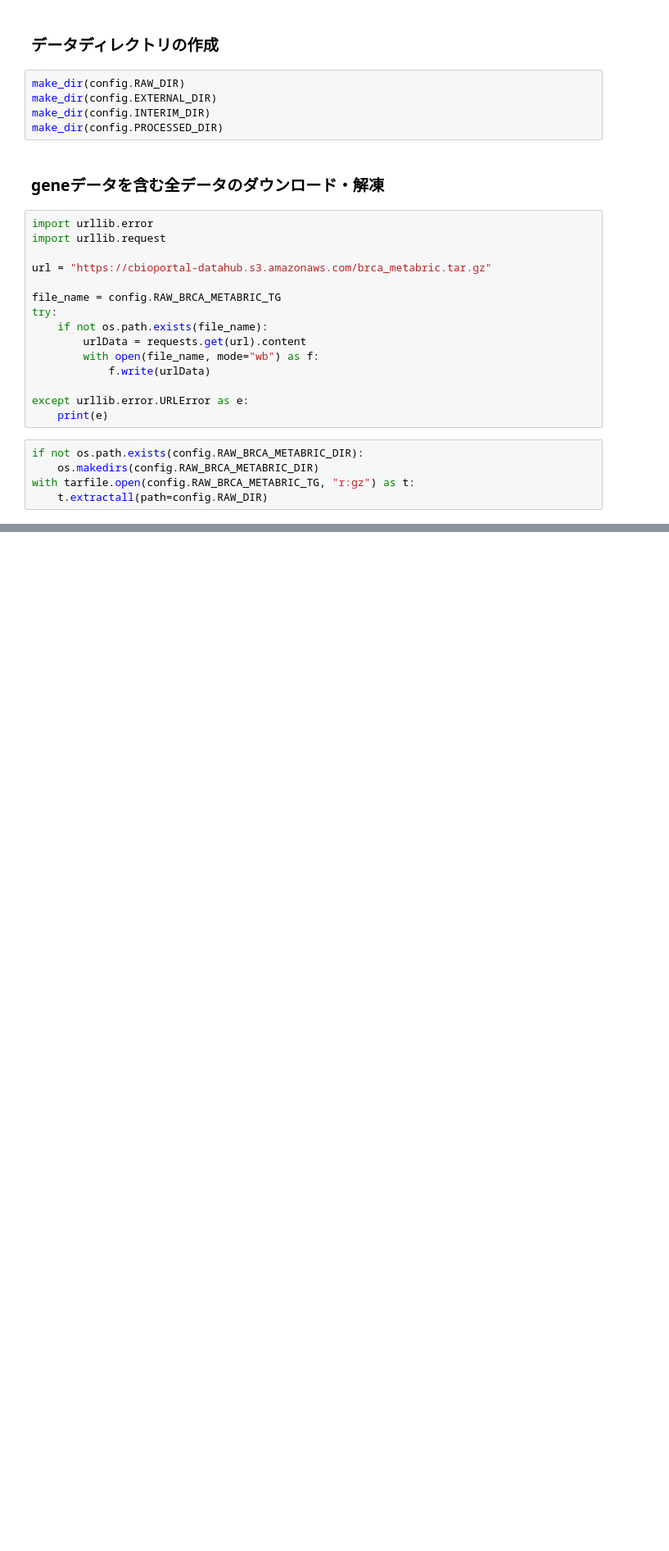
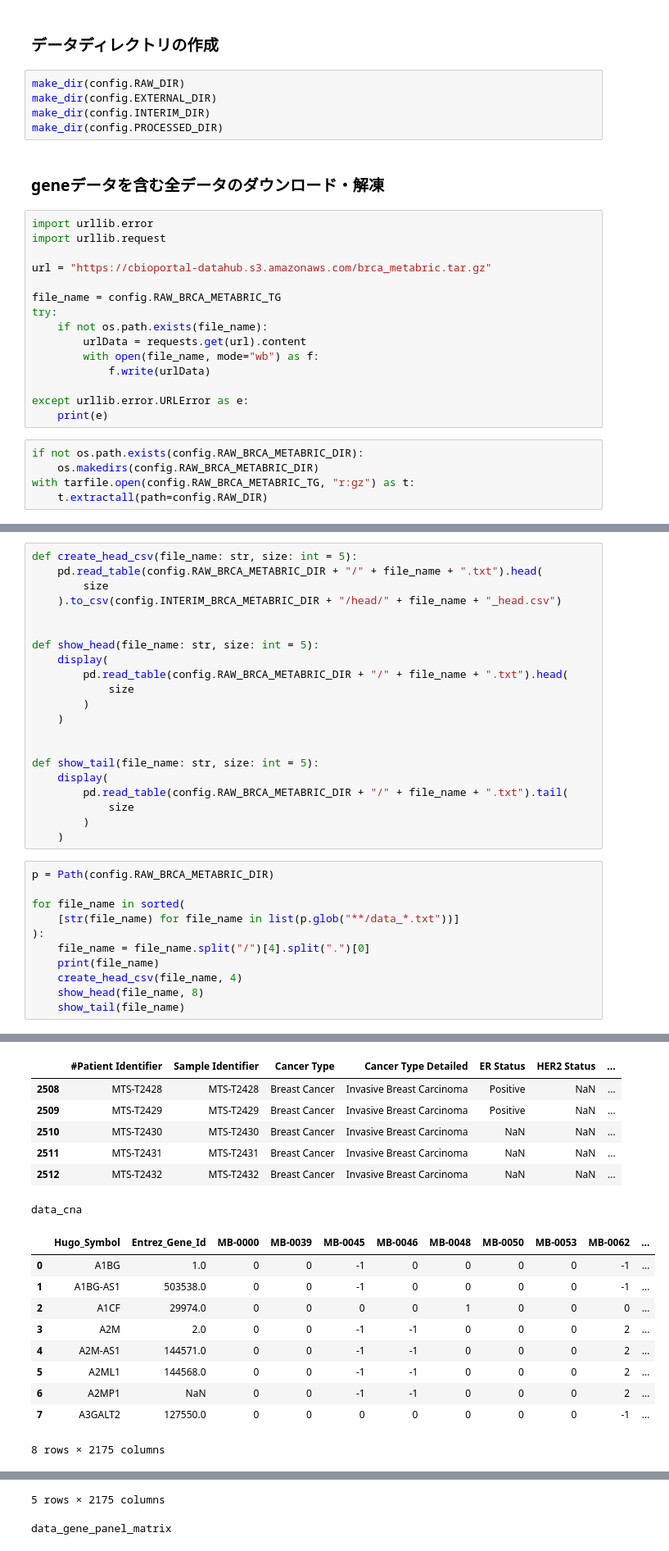
Before and after one commit to mono-clone/breast_cancer_analytics, a Jupyter notebook: notebooks/0.0-download_data.ipynb, the cells around one changed output, grey strips where cells are left out. Shown: that part at 82% size. Saved outputs shown, nothing was run; the diff lists cells and outputs as text; blank space fills up the shorter version.

```diff
--- a/notebooks/0.0-download_data.ipynb
+++ b/notebooks/0.0-download_data.ipynb
@@ -51,0 +56,33 @@ with tarfile.open(config.RAW_BRCA_METABRIC_TG, "r:gz") as t:
+# %%
+def create_head_csv(file_name: str, size: int = 5):
+    pd.read_table(config.RAW_BRCA_METABRIC_DIR + "/" + file_name + ".txt").head(
+        size
+    ).to_csv(config.INTERIM_BRCA_METABRIC_DIR + "/head/" + file_name + "_head.csv")
+
+
+def show_head(file_name: str, size: int = 5):
+    display(
+        pd.read_table(config.RAW_BRCA_METABRIC_DIR + "/" + file_name + ".txt").head(
+            size
+        )
+    )
+
+
+def show_tail(file_name: str, size: int = 5):
+    display(
+        pd.read_table(config.RAW_BRCA_METABRIC_DIR + "/" + file_name + ".txt").tail(
+            size
+        )
+    )
+# %%
+p = Path(config.RAW_BRCA_METABRIC_DIR)
+
+for file_name in sorted(
+    [str(file_name) for file_name in list(p.glob("**/data_*.txt"))]
+):
+    file_name = file_name.split("/")[4].split(".")[0]
+    print(file_name)
+    create_head_csv(file_name, 4)
+    show_head(file_name, 8)
+    show_tail(file_name)
+# %% [output]
@@ -51,0 +115,17 @@ with tarfile.open(config.RAW_BRCA_METABRIC_TG, "r:gz") as t:
+|  | #Patient Identifier | Sample Identifier | Cancer Type | Cancer Type Detailed | ER Status | HER2 Status | ... |
+| 2508 | MTS-T2428 | MTS-T2428 | Breast Cancer | Invasive Breast Carcinoma | Positive | NaN | ... |
+| 2509 | MTS-T2429 | MTS-T2429 | Breast Cancer | Invasive Breast Carcinoma | Positive | NaN | ... |
+| 2510 | MTS-T2430 | MTS-T2430 | Breast Cancer | Invasive Breast Carcinoma | NaN | NaN | ... |
+| 2511 | MTS-T2431 | MTS-T2431 | Breast Cancer | Invasive Breast Carcinoma | NaN | NaN | ... |
+| 2512 | MTS-T2432 | MTS-T2432 | Breast Cancer | Invasive Breast Carcinoma | NaN | NaN | ... |
+data_cna
+|  | Hugo_Symbol | Entrez_Gene_Id | MB-0000 | MB-0039 | MB-0045 | MB-0046 | MB-0048 | MB-0050 | MB-0053 | MB-0062 | ... |
+| 0 | A1BG | 1.0 | 0 | 0 | -1 | 0 | 0 | 0 | 0 | -1 | ... |
+| 1 | A1BG-AS1 | 503538.0 | 0 | 0 | -1 | 0 | 0 | 0 | 0 | -1 | ... |
+| 2 | A1CF | 29974.0 | 0 | 0 | 0 | 0 | 1 | 0 | 0 | 0 | ... |
+| 3 | A2M | 2.0 | 0 | 0 | -1 | -1 | 0 | 0 | 0 | 2 | ... |
+| 4 | A2M-AS1 | 144571.0 | 0 | 0 | -1 | -1 | 0 | 0 | 0 | 2 | ... |
+| 5 | A2ML1 | 144568.0 | 0 | 0 | -1 | -1 | 0 | 0 | 0 | 2 | ... |
+| 6 | A2MP1 | NaN | 0 | 0 | -1 | -1 | 0 | 0 | 0 | 2 | ... |
+| 7 | A3GALT2 | 127550.0 | 0 | 0 | 0 | 0 | 0 | 0 | 0 | -1 | ... |
+8 rows × 2175 columns
@@ -51,0 +138,2 @@ with tarfile.open(config.RAW_BRCA_METABRIC_TG, "r:gz") as t:
+5 rows × 2175 columns
+data_gene_panel_matrix
```
Also changed, not shown: parts of 3 cells of this notebook, 6 other files.
